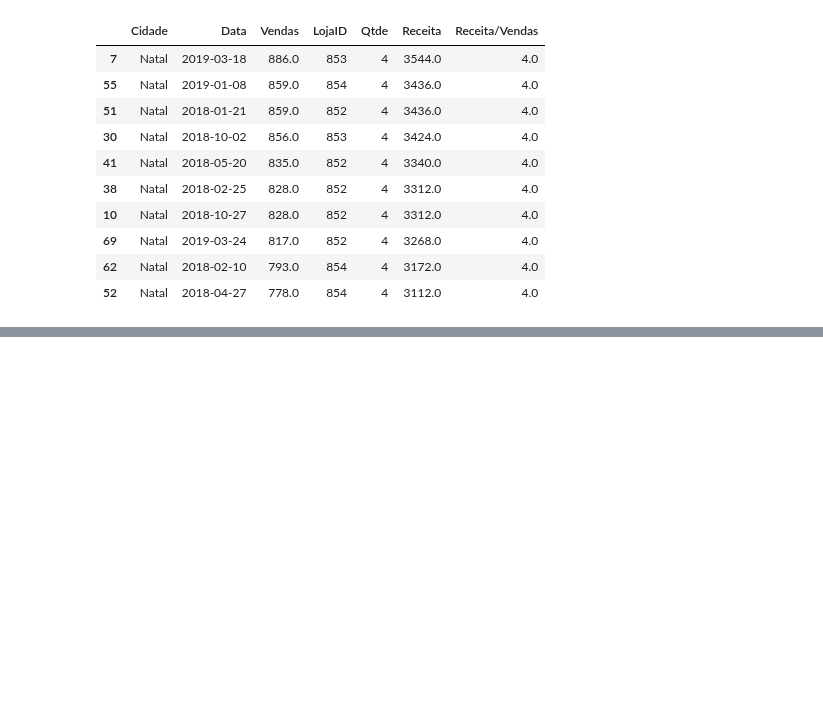
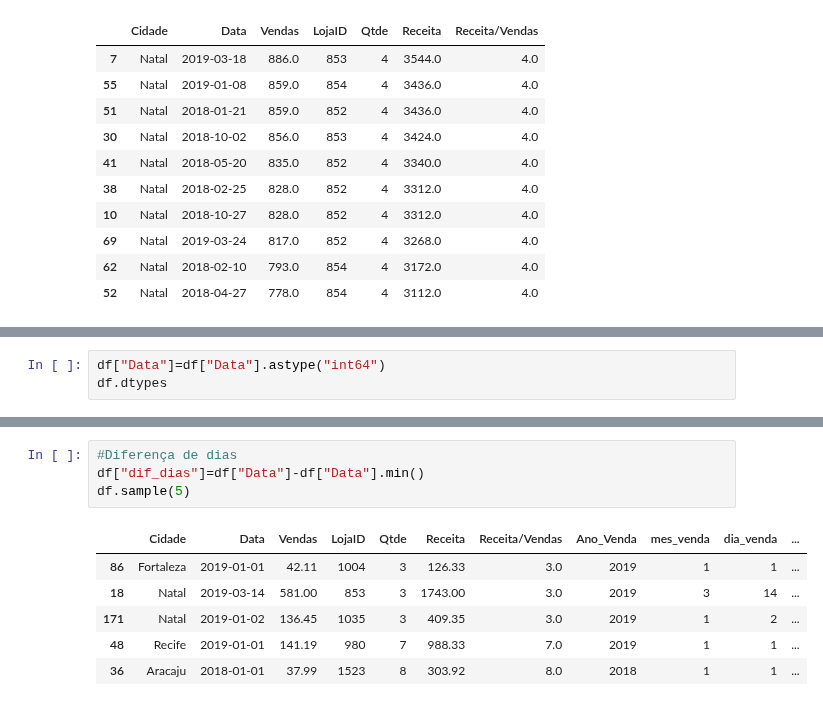
Before and after one commit to Err0rAltZero/trainingDIOPythonPanda, a Jupyter notebook: trainingDIOPythonPandas.ipynb, the cells around one changed output, grey strips where cells are left out. Saved outputs shown, nothing was run; the diff lists cells and outputs as text; blank space fills up the shorter version.

```diff
--- a/trainingDIOPythonPandas.ipynb
+++ b/trainingDIOPythonPandas.ipynb
@@ -171,0 +185,3 @@ df.sort_values("Receita", ascending=False).head(10)
+# %%
+df["Data"]=df["Data"].astype("int64")
+df.dtypes
@@ -171,0 +243,11 @@ df.sort_values("Receita", ascending=False).head(10)
+# %%
+#Diferença de dias
+df["dif_dias"]=df["Data"]-df["Data"].min()
+df.sample(5)
+# %% [output]
+|  | Cidade | Data | Vendas | LojaID | Qtde | Receita | Receita/Vendas | Ano_Venda | mes_venda | dia_venda | ... |
+| 86 | Fortaleza | 2019-01-01 | 42.11 | 1004 | 3 | 126.33 | 3.0 | 2019 | 1 | 1 | ... |
+| 18 | Natal | 2019-03-14 | 581.00 | 853 | 3 | 1743.00 | 3.0 | 2019 | 3 | 14 | ... |
+| 171 | Natal | 2019-01-02 | 136.45 | 1035 | 3 | 409.35 | 3.0 | 2019 | 1 | 2 | ... |
+| 48 | Recife | 2019-01-01 | 141.19 | 980 | 7 | 988.33 | 7.0 | 2019 | 1 | 1 | ... |
+| 36 | Aracaju | 2018-01-01 | 37.99 | 1523 | 8 | 303.92 | 8.0 | 2018 | 1 | 1 | ... |
```
Also changed, not shown: parts of 10 cells of this notebook.
